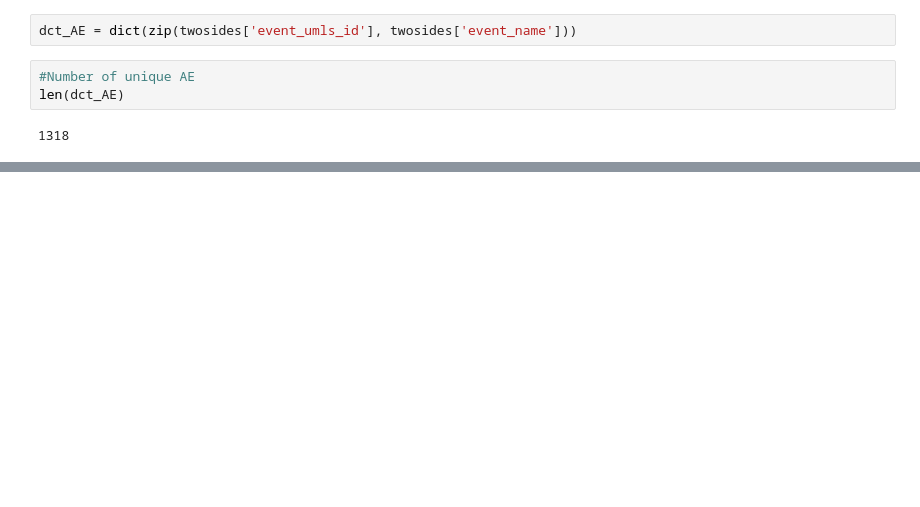
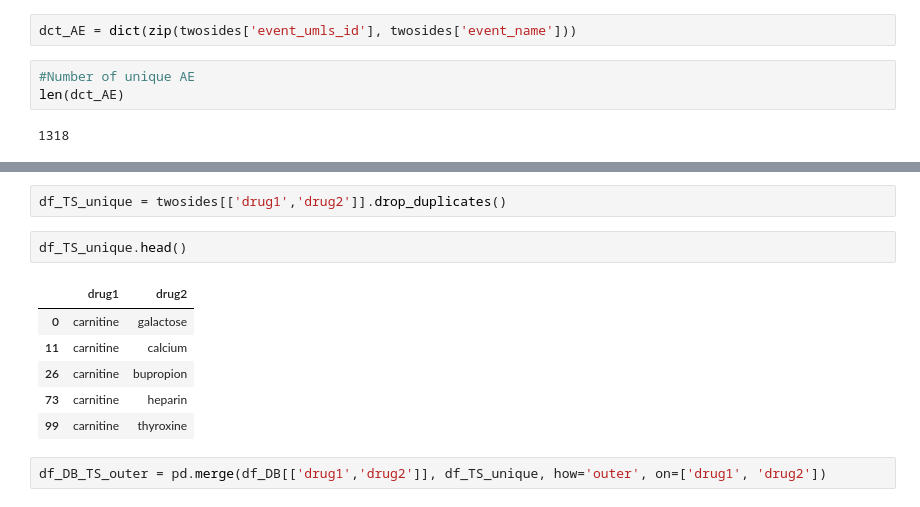
Before and after one commit to quadrantX/Drug_Bank_Interactions, a Jupyter notebook: load_drugbank_interactions.ipynb, the cells around one changed output, grey strips where cells are left out. Saved outputs shown, nothing was run; the diff lists cells and outputs as text; blank space fills up the shorter version.

```diff
--- a/load_drugbank_interactions.ipynb
+++ b/load_drugbank_interactions.ipynb
@@ -251,0 +355,13 @@ len(dct_AE)
+# %%
+df_TS_unique = twosides[['drug1','drug2']].drop_duplicates()
+# %%
+df_TS_unique.head()
+# %% [output]
+|  | drug1 | drug2 |
+| 0 | carnitine | galactose |
+| 11 | carnitine | calcium |
+| 26 | carnitine | bupropion |
+| 73 | carnitine | heparin |
+| 99 | carnitine | thyroxine |
+# %%
+df_DB_TS_outer = pd.merge(df_DB[['drug1','drug2']], df_TS_unique, how='outer', on=['drug1', 'drug2'])
```
Also changed, not shown: parts of 40 cells of this notebook, 1 other file.
